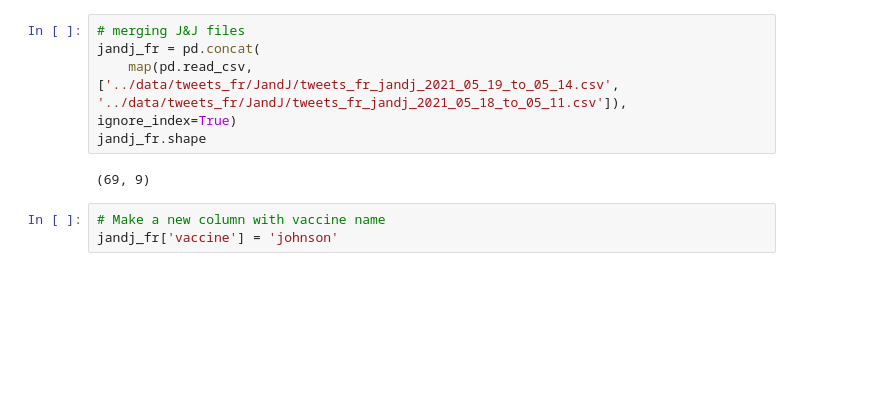
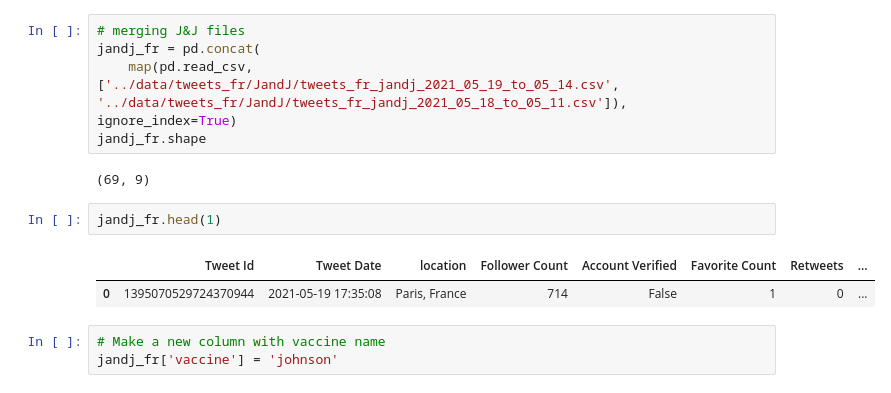
Before and after one commit to AmyLG/NSS_capstone_twitter_covid19_vaccines_across_us_and_fr, a Jupyter notebook: notebooks/Cleaning_tweets.ipynb, the cells around one changed output. Drawn from its saved outputs; the diff is of its cells as text; blank space fills up the shorter version.

```diff
--- a/notebooks/Cleaning_tweets.ipynb
+++ b/notebooks/Cleaning_tweets.ipynb
@@ -72,6 +72,11 @@ jandj_fr = pd.concat(
 jandj_fr.shape
 # %% [output]
 (69, 9)
+# %%
+jandj_fr.head(1)
+# %% [output]
+|  | Tweet Id | Tweet Date | location | Follower Count | Account Verified | Favorite Count | Retweets | ... |
+| 0 | 1395070529724370944 | 2021-05-19 17:35:08 | Paris, France | 714 | False | 1 | 0 | ... |
 # %%
 # Make a new column with vaccine name
 jandj_fr['vaccine'] = 'johnson'
```
Also changed, not shown: parts of 17 cells of this notebook, 2 other files.
